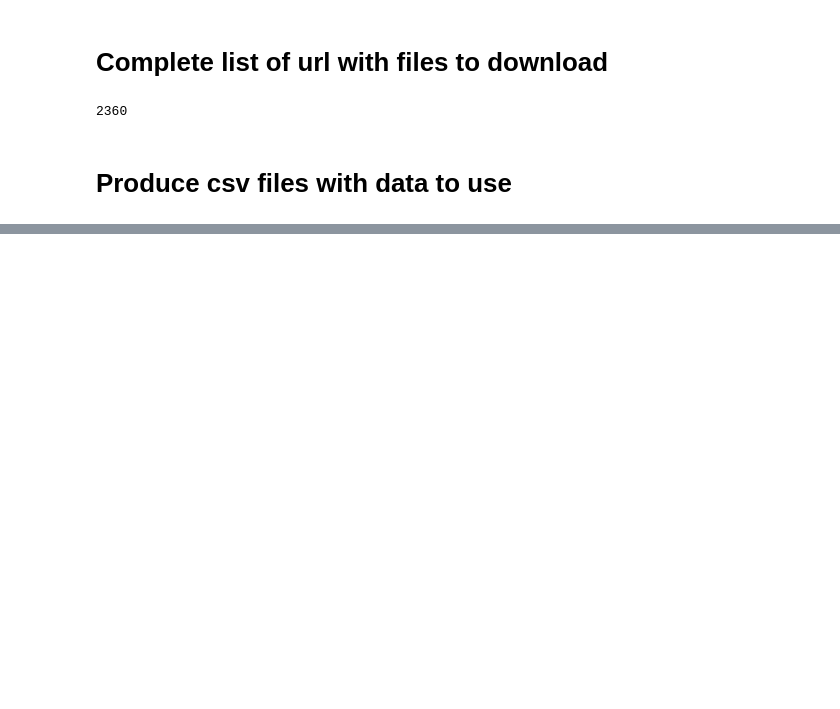
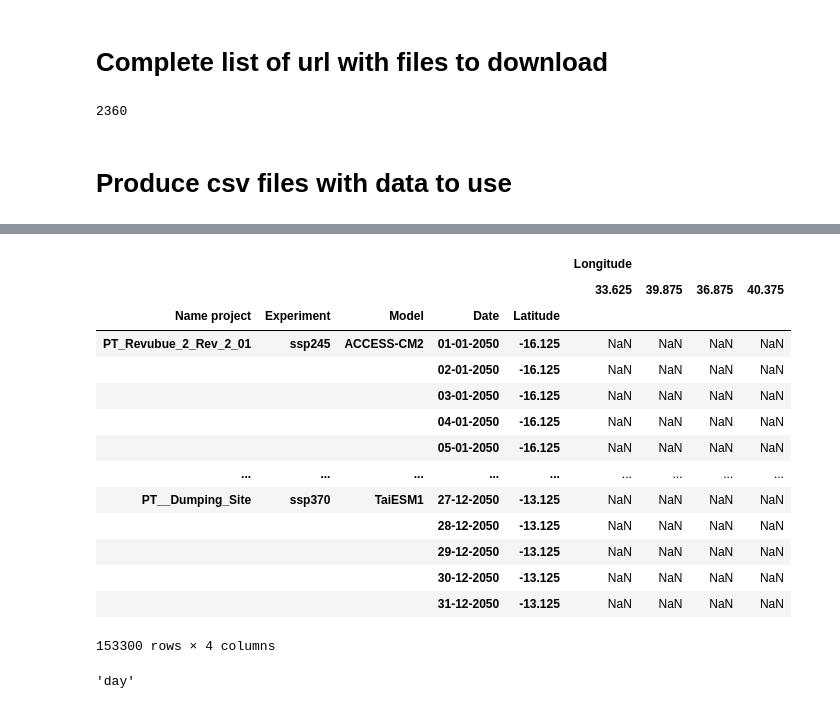
Before and after one commit to RaphaelPB/CRVA_tool, a Jupyter notebook: CSV NEX-GDDP-CMIP6 2021-2060.ipynb, the cells around one changed output, grey strips where cells are left out. Drawn from its saved outputs; the diff is of its cells as text; code cells hidden in the pictures; blank space fills up the shorter version.

Commit message:
Start CSV file for precipitation between 2021 and 2060
Additional action: creation of another jupyter notebook to produce graphs

```diff
--- a/CSV NEX-GDDP-CMIP6 2021-2060.ipynb
+++ b/CSV NEX-GDDP-CMIP6 2021-2060.ipynb
@@ -595,0 +143,31 @@ lat
+# %%
+# variables, time_aggregations,models,scenarios in the name_list_precipitation
+(variables, time_aggregations,models,scenarios)=information_files_in_vectors(name_list_precipitation)
+# %%
+path_test1 = os.path.join(out_path,'pr_day_TaiESM1_ssp370_r1i1p1f1_gn_2050.nc')
+# %%
+(time, index_closest_lat,index_closest_lon,closest_value_lat,closest_value_lon)=time_lat_lon(path_test1,lat_projects,lon_projects)
+# %%
+df_precipitation=create_empty_dataframe(name_project,scenarios,models,time,closest_value_lat,closest_value_lon)
+# %%
+df_precipitation
+# %% [output]
+|  |  |  |  |  | Longitude |  |  |  |
+|  |  |  |  |  | 33.625 | 39.875 | 36.875 | 40.375 |
+| Name project | Experiment | Model | Date | Latitude |  |  |  |  |
+| PT_Revubue_2_Rev_2_01 | ssp245 | ACCESS-CM2 | 01-01-2050 | -16.125 | NaN | NaN | NaN | NaN |
+|  |  |  | 02-01-2050 | -16.125 | NaN | NaN | NaN | NaN |
+|  |  |  | 03-01-2050 | -16.125 | NaN | NaN | NaN | NaN |
+|  |  |  | 04-01-2050 | -16.125 | NaN | NaN | NaN | NaN |
+|  |  |  | 05-01-2050 | -16.125 | NaN | NaN | NaN | NaN |
+| ... | ... | ... | ... | ... | ... | ... | ... | ... |
+| PT__Dumping_Site | ssp370 | TaiESM1 | 27-12-2050 | -13.125 | NaN | NaN | NaN | NaN |
+|  |  |  | 28-12-2050 | -13.125 | NaN | NaN | NaN | NaN |
+|  |  |  | 29-12-2050 | -13.125 | NaN | NaN | NaN | NaN |
+|  |  |  | 30-12-2050 | -13.125 | NaN | NaN | NaN | NaN |
+|  |  |  | 31-12-2050 | -13.125 | NaN | NaN | NaN | NaN |
+153300 rows × 4 columns
+# %%
+time_aggregations[0]
+# %% [output]
+'day'
```
Also changed, not shown: parts of 62 cells of this notebook, 2 other files.
